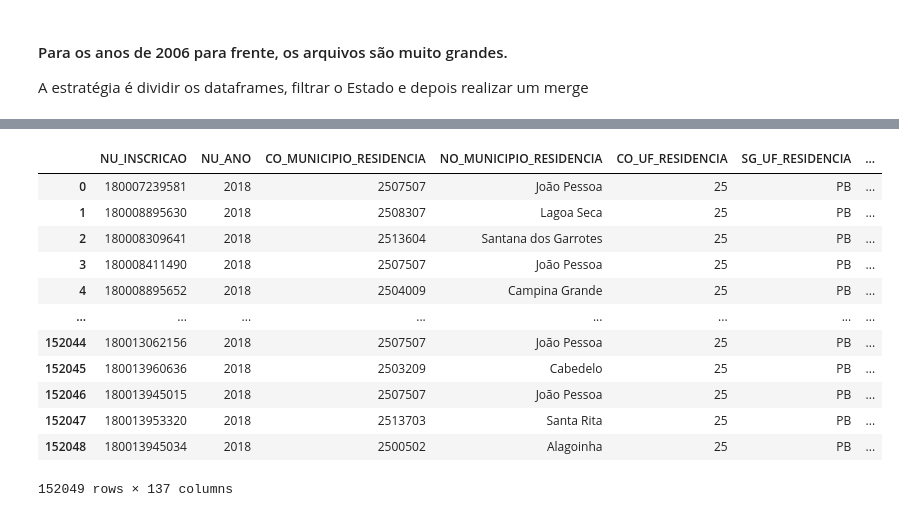
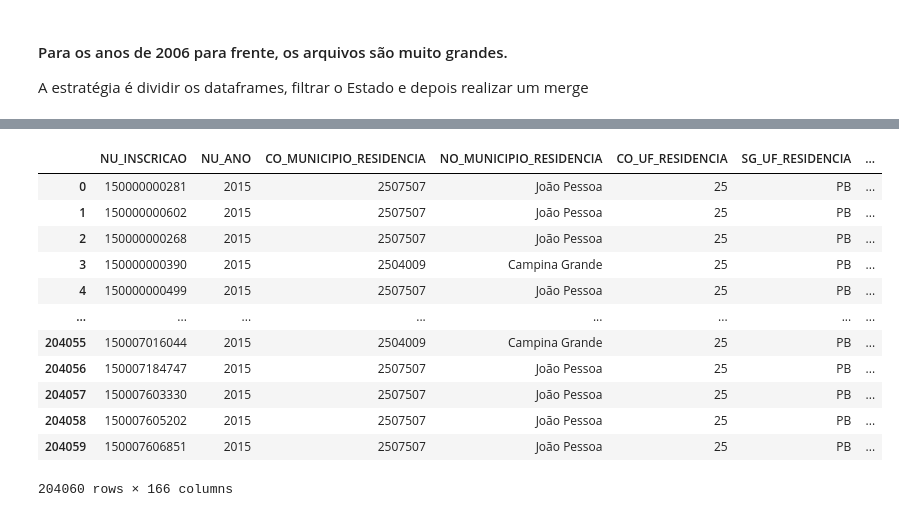
Before and after one commit to Daniel-ASG/ENEM, a Jupyter notebook: Separacao_dados_PB.ipynb, the cells around one changed output, grey strips where cells are left out. Cells and saved outputs as stored; diff of their text form; code cells hidden in the pictures.

```diff
--- a/Separacao_dados_PB.ipynb
+++ b/Separacao_dados_PB.ipynb
@@ -162,16 +116,16 @@ PB_1.merge(PB_2, how='inner', on='NU_INSCRICAO').to_csv('/content/drive/MyDrive/
 # %%
-pd.read_csv('/content/enem_2018_PB.csv')
+pd.read_csv('/content/drive/MyDrive/Analise_de_dados/ENEM/enem_2015_PB.csv')
 # %% [output]
 |  | NU_INSCRICAO | NU_ANO | CO_MUNICIPIO_RESIDENCIA | NO_MUNICIPIO_RESIDENCIA | CO_UF_RESIDENCIA | SG_UF_RESIDENCIA | ... |
-| 0 | 180007239581 | 2018 | 2507507 | João Pessoa | 25 | PB | ... |
-| 1 | 180008895630 | 2018 | 2508307 | Lagoa Seca | 25 | PB | ... |
-| 2 | 180008309641 | 2018 | 2513604 | Santana dos Garrotes | 25 | PB | ... |
-| 3 | 180008411490 | 2018 | 2507507 | João Pessoa | 25 | PB | ... |
-| 4 | 180008895652 | 2018 | 2504009 | Campina Grande | 25 | PB | ... |
+| 0 | 150000000281 | 2015 | 2507507 | João Pessoa | 25 | PB | ... |
+| 1 | 150000000602 | 2015 | 2507507 | João Pessoa | 25 | PB | ... |
+| 2 | 150000000268 | 2015 | 2507507 | João Pessoa | 25 | PB | ... |
+| 3 | 150000000390 | 2015 | 2504009 | Campina Grande | 25 | PB | ... |
+| 4 | 150000000499 | 2015 | 2507507 | João Pessoa | 25 | PB | ... |
 | ... | ... | ... | ... | ... | ... | ... | ... |
-| 152044 | 180013062156 | 2018 | 2507507 | João Pessoa | 25 | PB | ... |
-| 152045 | 180013960636 | 2018 | 2503209 | Cabedelo | 25 | PB | ... |
-| 152046 | 180013945015 | 2018 | 2507507 | João Pessoa | 25 | PB | ... |
-| 152047 | 180013953320 | 2018 | 2513703 | Santa Rita | 25 | PB | ... |
-| 152048 | 180013945034 | 2018 | 2500502 | Alagoinha | 25 | PB | ... |
+| 204055 | 150007016044 | 2015 | 2504009 | Campina Grande | 25 | PB | ... |
+| 204056 | 150007184747 | 2015 | 2507507 | João Pessoa | 25 | PB | ... |
+| 204057 | 150007603330 | 2015 | 2507507 | João Pessoa | 25 | PB | ... |
+| 204058 | 150007605202 | 2015 | 2507507 | João Pessoa | 25 | PB | ... |
+| 204059 | 150007606851 | 2015 | 2507507 | João Pessoa | 25 | PB | ... |
-152049 rows × 137 columns
+204060 rows × 166 columns
```
Also changed, not shown: parts of 12 cells of this notebook.
